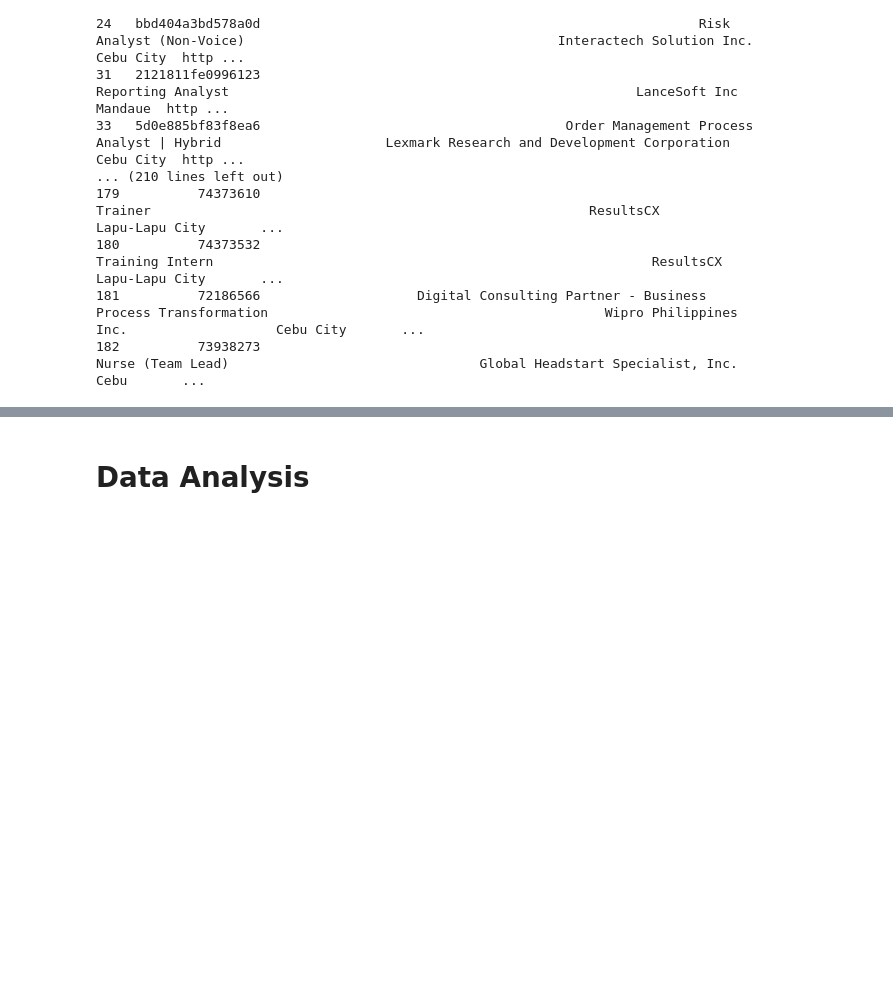
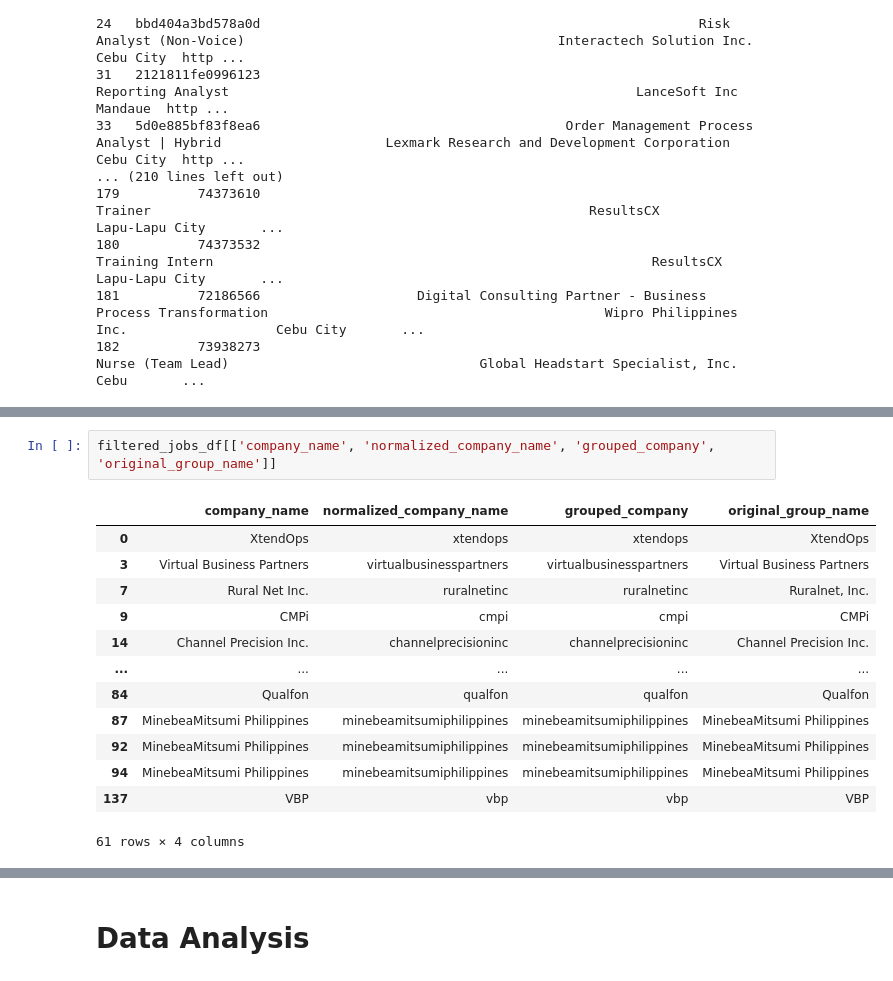
Before and after one commit to blurridge/cebu-data-career-analysis, a Jupyter notebook: cebu-data-career-analysis.ipynb, the cells around one changed output, grey strips where cells are left out. Cells and saved outputs as stored; diff of their text form; blank space fills up the shorter version.

```diff
--- a/cebu-data-career-analysis.ipynb
+++ b/cebu-data-career-analysis.ipynb
@@ -155,0 +233,16 @@ print(dropped_rows.to_string())
+# %%
+filtered_jobs_df[['company_name', 'normalized_company_name', 'grouped_company', 'original_group_name']]
+# %% [output]
+|  | company_name | normalized_company_name | grouped_company | original_group_name |
+| 0 | XtendOps | xtendops | xtendops | XtendOps |
+| 3 | Virtual Business Partners | virtualbusinesspartners | virtualbusinesspartners | Virtual Business Partners |
+| 7 | Rural Net Inc. | ruralnetinc | ruralnetinc | Ruralnet, Inc. |
+| 9 | CMPi | cmpi | cmpi | CMPi |
+| 14 | Channel Precision Inc. | channelprecisioninc | channelprecisioninc | Channel Precision Inc. |
+| ... | ... | ... | ... | ... |
+| 84 | Qualfon | qualfon | qualfon | Qualfon |
+| 87 | MinebeaMitsumi Philippines | minebeamitsumiphilippines | minebeamitsumiphilippines | MinebeaMitsumi Philippines |
+| 92 | MinebeaMitsumi Philippines | minebeamitsumiphilippines | minebeamitsumiphilippines | MinebeaMitsumi Philippines |
+| 94 | MinebeaMitsumi Philippines | minebeamitsumiphilippines | minebeamitsumiphilippines | MinebeaMitsumi Philippines |
+| 137 | VBP | vbp | vbp | VBP |
+61 rows × 4 columns
```
Also changed, not shown: parts of 9 cells of this notebook, 1 other file.
